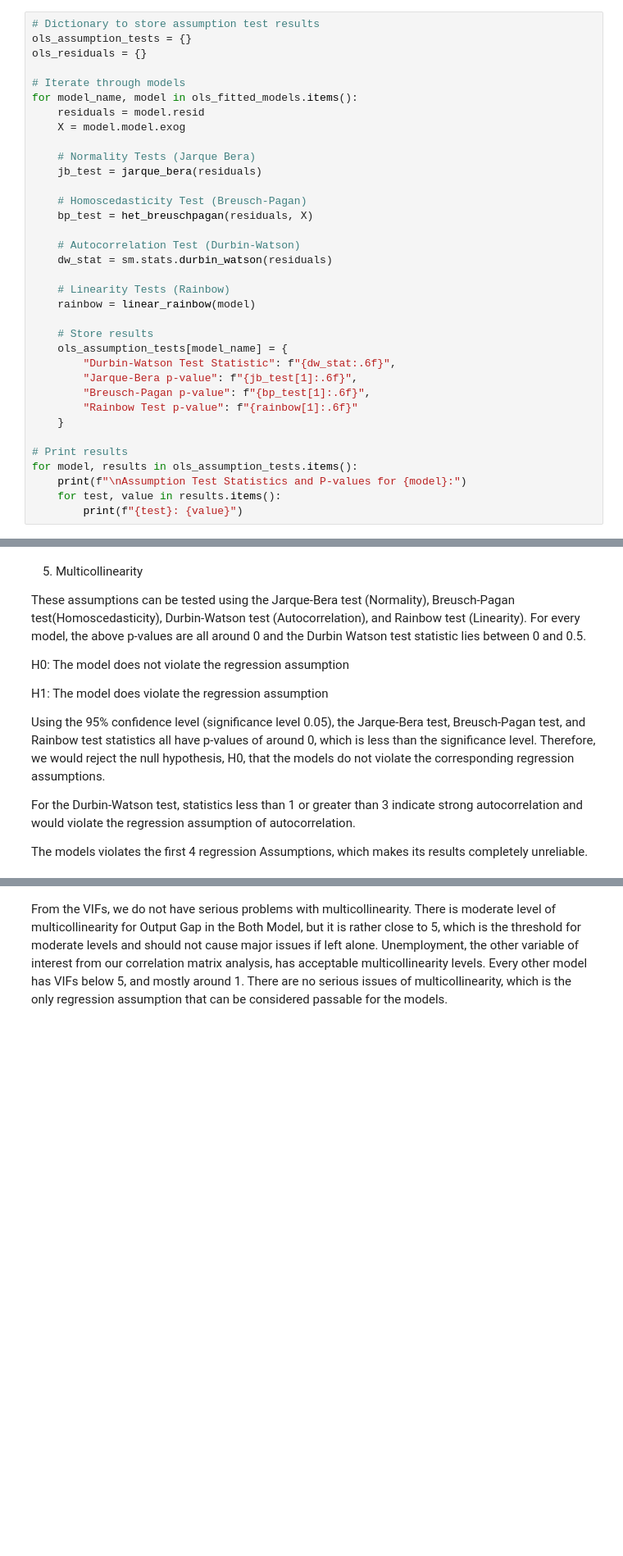
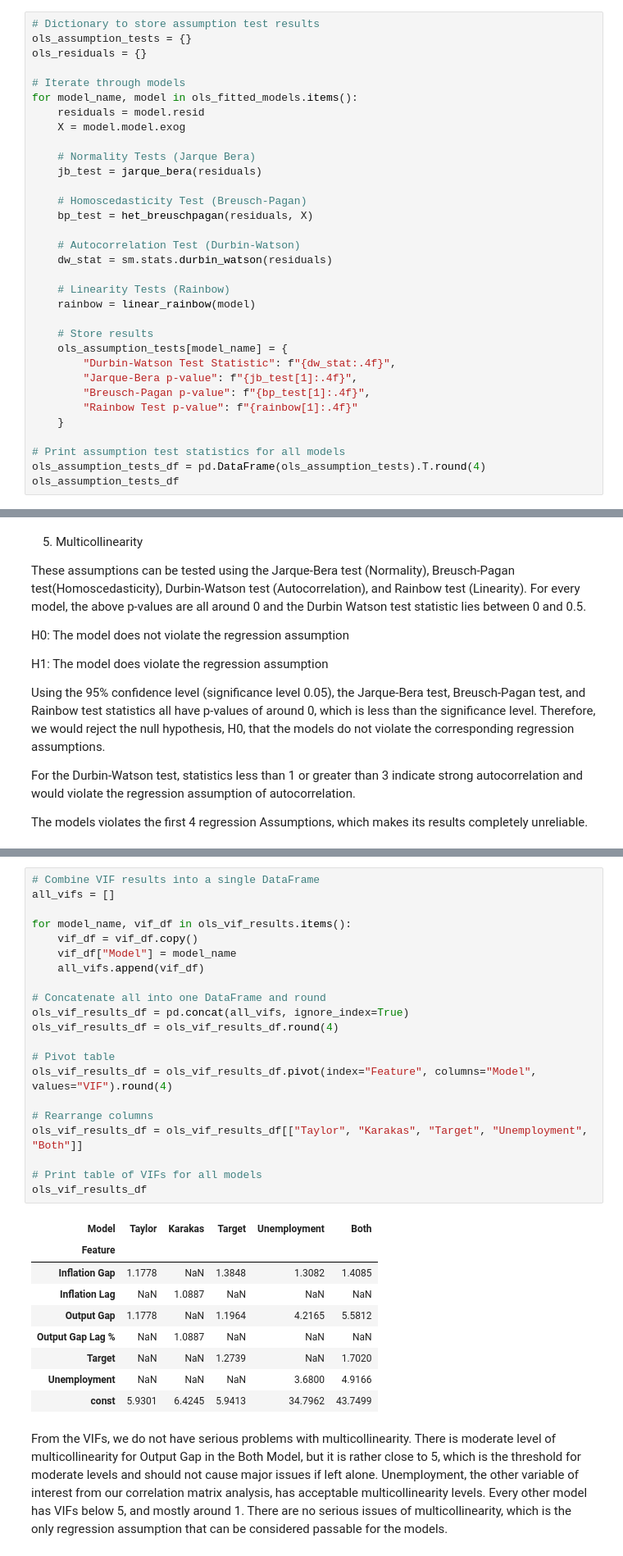
Before and after one commit to nvpham12/Capstone-Project, a Jupyter notebook: Capstone_Milestone_3_FFR_regression_modeling.ipynb, the cells around one changed output, grey strips where cells are left out. Shown at 82% size. Drawn from its saved outputs; the diff is of its cells as text; blank space fills up the shorter version.

```diff
--- a/Capstone_Milestone_3_FFR_regression_modeling.ipynb
+++ b/Capstone_Milestone_3_FFR_regression_modeling.ipynb
@@ -342,14 +474,12 @@ for model_name, model in ols_fitted_models.items():
 
     # Store results
     ols_assumption_tests[model_name] = {
-        "Durbin-Watson Test Statistic": f"{dw_stat:.6f}",
-        "Jarque-Bera p-value": f"{jb_test[1]:.6f}",
-        "Breusch-Pagan p-value": f"{bp_test[1]:.6f}",
-        "Rainbow Test p-value": f"{rainbow[1]:.6f}"
+        "Durbin-Watson Test Statistic": f"{dw_stat:.4f}",
+        "Jarque-Bera p-value": f"{jb_test[1]:.4f}",
+        "Breusch-Pagan p-value": f"{bp_test[1]:.4f}",
+        "Rainbow Test p-value": f"{rainbow[1]:.4f}"
     }
 
-# Print results
-for model, results in ols_assumption_tests.items():
-    print(f"\nAssumption Test Statistics and P-values for {model}:")
-    for test, value in results.items():
-        print(f"{test}: {value}")
+# Print assumption test statistics for all models
+ols_assumption_tests_df = pd.DataFrame(ols_assumption_tests).T.round(4)
+ols_assumption_tests_df
@@ -383,3 +514,34 @@ for model_name, vif_data in ols_vif_results.items():
+# %%
+# Combine VIF results into a single DataFrame
+all_vifs = []
+
+for model_name, vif_df in ols_vif_results.items():
+    vif_df = vif_df.copy()
+    vif_df["Model"] = model_name
+    all_vifs.append(vif_df)
+
+# Concatenate all into one DataFrame and round
+ols_vif_results_df = pd.concat(all_vifs, ignore_index=True)
+ols_vif_results_df = ols_vif_results_df.round(4)
+
+# Pivot table
+ols_vif_results_df = ols_vif_results_df.pivot(index="Feature", columns="Model", values="VIF").round(4)
+
+# Rearrange columns
+ols_vif_results_df = ols_vif_results_df[["Taylor", "Karakas", "Target", "Unemployment", "Both"]]
+
+# Print table of VIFs for all models
+ols_vif_results_df
+# %% [output]
+| Model | Taylor | Karakas | Target | Unemployment | Both |
+| Feature |  |  |  |  |  |
+| Inflation Gap | 1.1778 | NaN | 1.3848 | 1.3082 | 1.4085 |
+| Inflation Lag | NaN | 1.0887 | NaN | NaN | NaN |
+| Output Gap | 1.1778 | NaN | 1.1964 | 4.2165 | 5.5812 |
+| Output Gap Lag % | NaN | 1.0887 | NaN | NaN | NaN |
+| Target | NaN | NaN | 1.2739 | NaN | 1.7020 |
+| Unemployment | NaN | NaN | NaN | 3.6800 | 4.9166 |
+| const | 5.9301 | 6.4245 | 5.9413 | 34.7962 | 43.7499 |
 # %% [markdown]
 From the VIFs, we do not have serious problems with multicollinearity. There is moderate level of multicollinearity for Output Gap in the Both Model, but it is rather close to 5, which is the threshold for moderate levels and should not cause major issues if left alone. Unemployment, the other variable of interest from our correlation matrix analysis, has acceptable multicollinearity levels. Every other model has VIFs below 5, and mostly around 1. There are no serious issues of multicollinearity, which is the only regression assumption that can be considered passable for the models.
 # %% [markdown]
```
Also changed, not shown: parts of 65 cells of this notebook.
